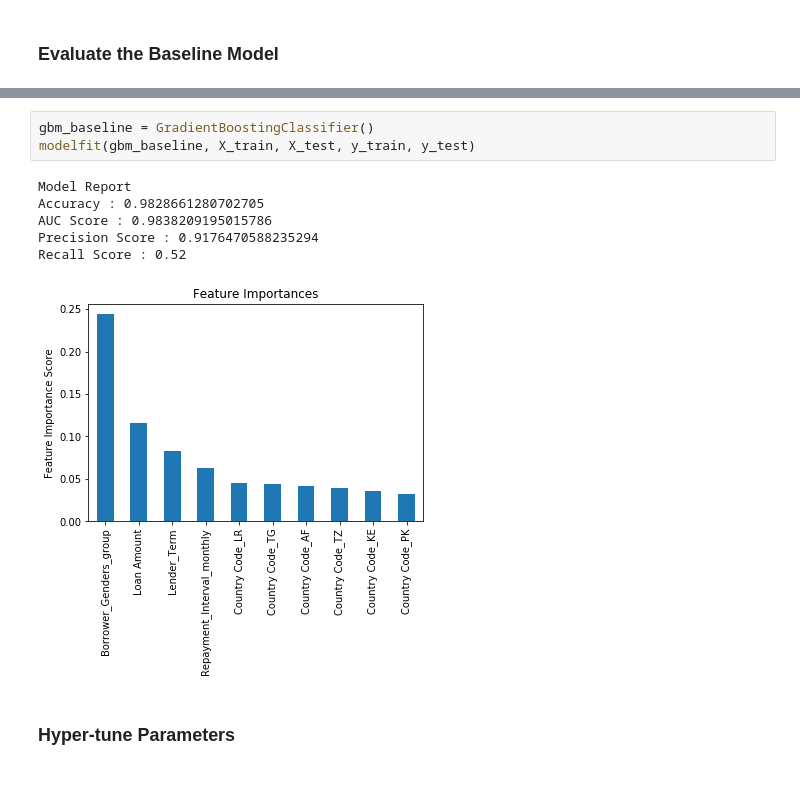
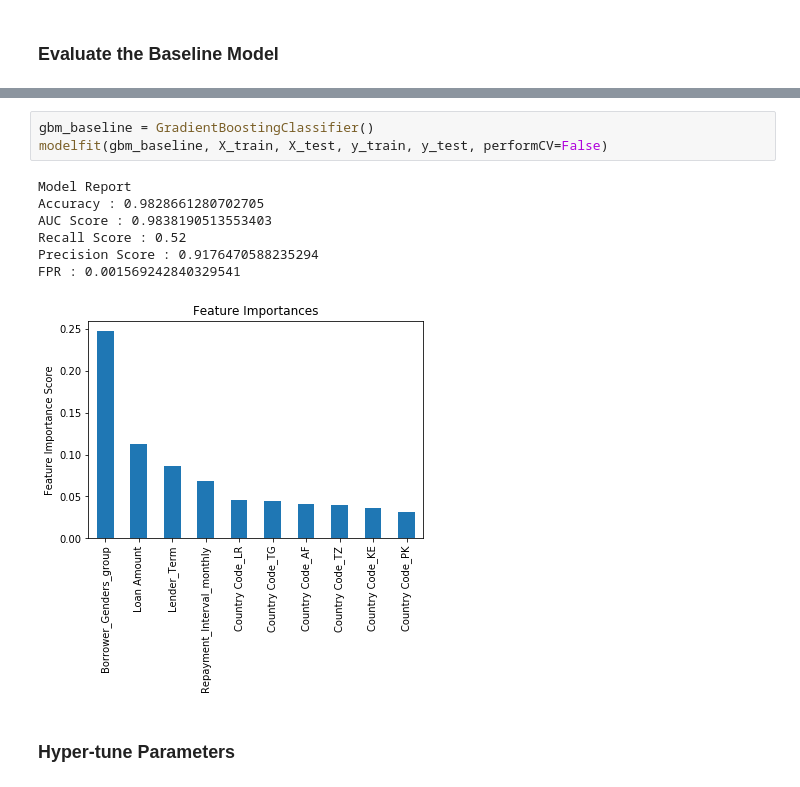
Before and after one commit to clcarver1130/dsi_capstone_project, a Jupyter notebook: notebooks/parameter_tuning.ipynb, the cells around one changed output, grey strips where cells are left out. Cells and saved outputs as stored; diff of their text form.

Commit message:
final models selected

```diff
--- a/notebooks/parameter_tuning.ipynb
+++ b/notebooks/parameter_tuning.ipynb
@@ -77,14 +76,15 @@ def modelfit(model, X_train, X_test, y_train, y_test, performCV=True, printFeatu
         plt.ylabel('Feature Importance Score')
 # %%
 gbm_baseline = GradientBoostingClassifier()
-modelfit(gbm_baseline, X_train, X_test, y_train, y_test)
+modelfit(gbm_baseline, X_train, X_test, y_train, y_test, performCV=False)
 # %% [output]
 Model Report
 Accuracy : 0.9828661280702705
-AUC Score : 0.9838209195015786
+AUC Score : 0.9838190513553403
+Recall Score : 0.52
 Precision Score : 0.9176470588235294
-Recall Score : 0.52
+FPR : 0.001569242840329541
-[figure, old version]
+[figure, new version]
 # %% [markdown]
 ### Hyper-tune Parameters
 # %%
```
Also changed, not shown: parts of 3 cells of this notebook, 4 other files.
